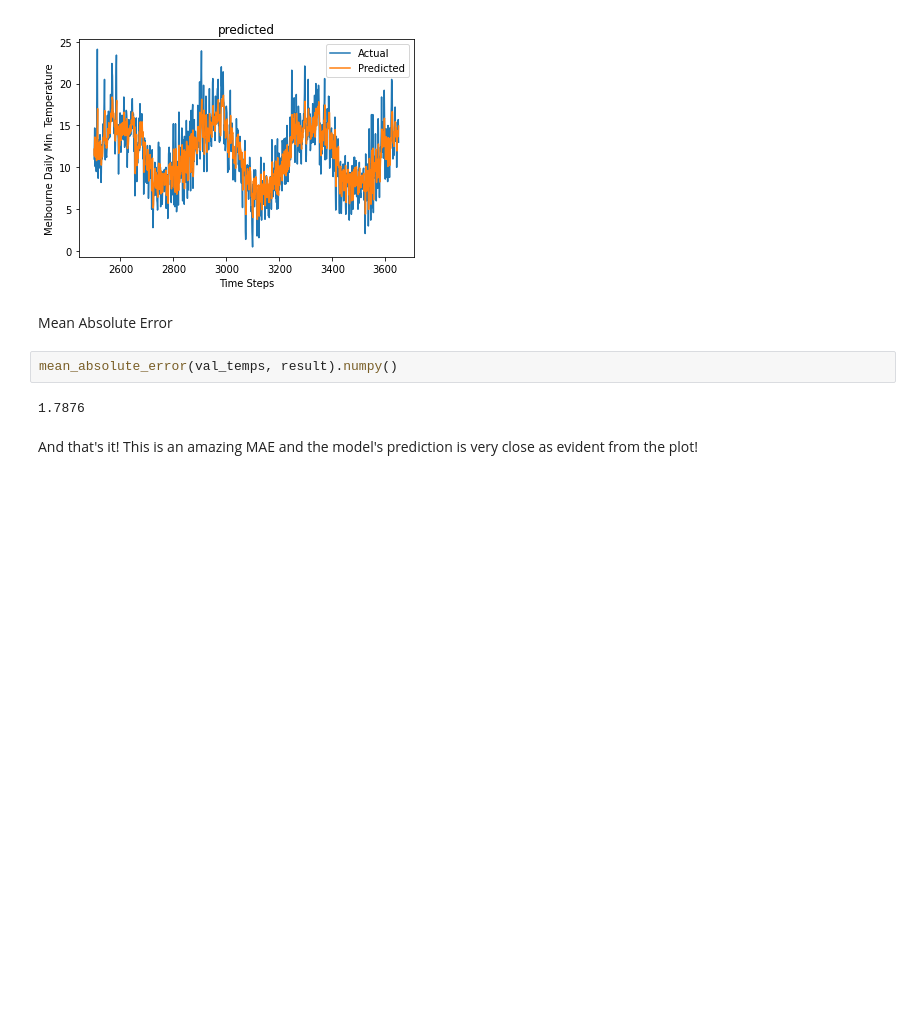
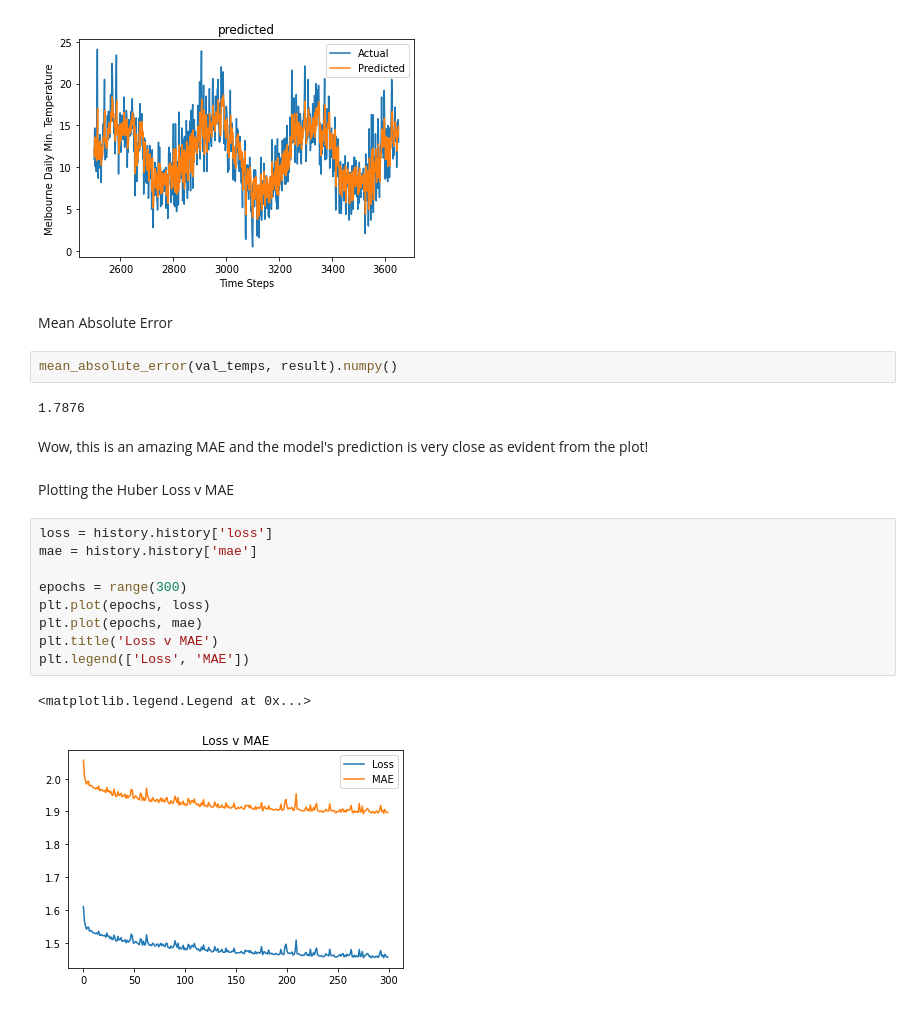
Before and after one commit to thekaranacharya/DeepLearning-Temperature-Prediction, a Jupyter notebook: daily_min_temp.ipynb, the cells around one changed output. Cells and saved outputs as stored; diff of their text form; blank space fills up the shorter version.

```diff
--- a/daily_min_temp.ipynb
+++ b/daily_min_temp.ipynb
@@ -221,4 +221,18 @@ mean_absolute_error(val_temps, result).numpy()
 # %% [output]
 1.7876
 # %% [markdown]
-And that's it! This is an amazing MAE and the model's prediction is very close as evident from the plot!
+Wow, this is an amazing MAE and the model's prediction is very close as evident from the plot!
+# %% [markdown]
+Plotting the Huber Loss v MAE
+# %%
+loss = history.history['loss']
+mae = history.history['mae']
+
+epochs = range(300)
+plt.plot(epochs, loss)
+plt.plot(epochs, mae)
+plt.title('Loss v MAE')
+plt.legend(['Loss', 'MAE'])
+# %% [output]
+<matplotlib.legend.Legend at 0x...>
+[figure, added]
```
Also changed, not shown: parts of 3 cells of this notebook.
